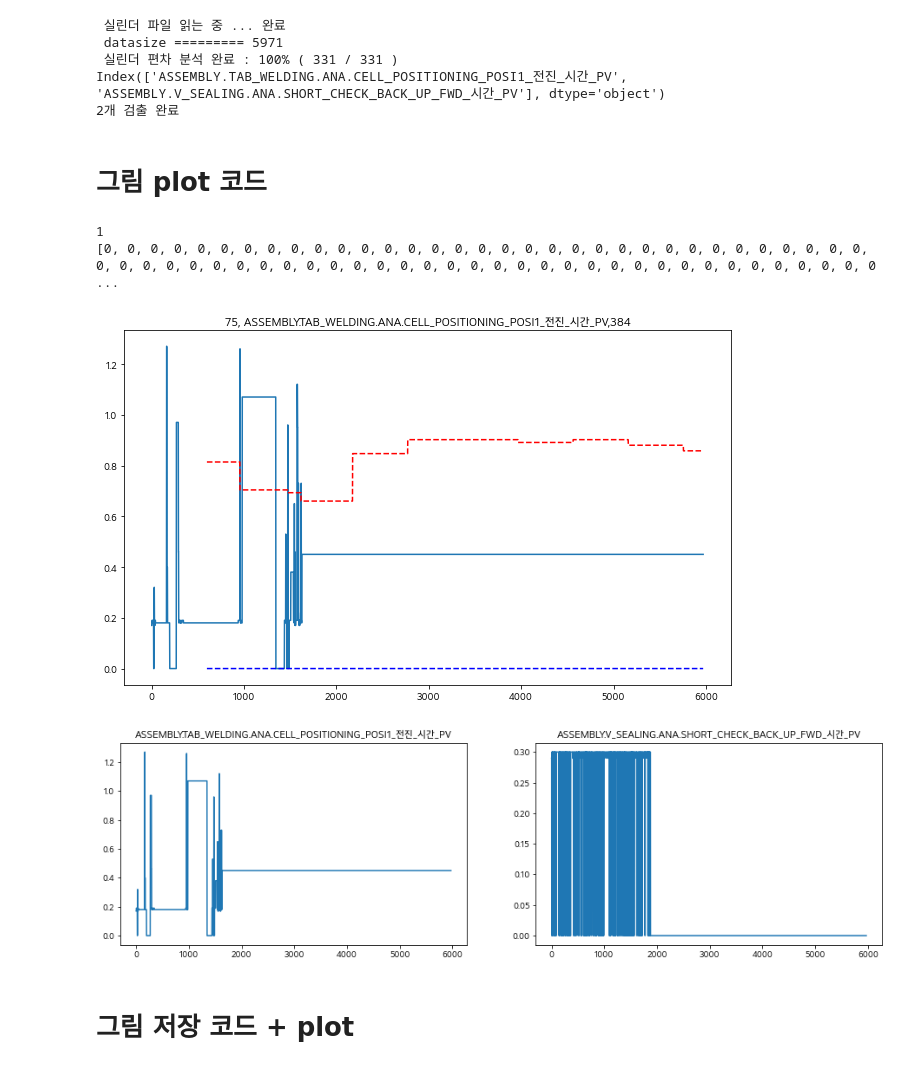
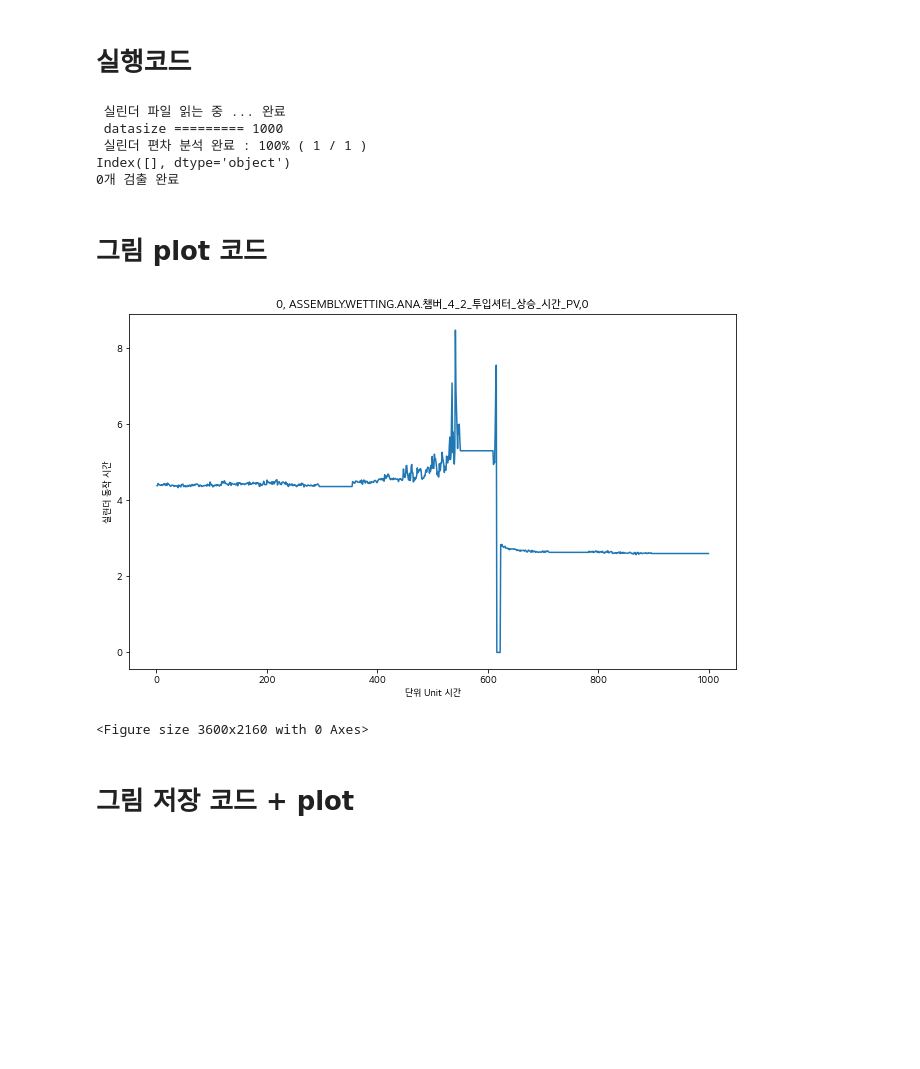
Before and after one commit to hongjunhyeok/csv, a Jupyter notebook: main.ipynb, the cells around one changed output. Drawn from its saved outputs; the diff is of its cells as text; code cells hidden in the pictures; blank space fills up the shorter version.

```diff
--- a/main.ipynb
+++ b/main.ipynb
@@ -331,76 +385,74 @@ class CYL_DETECTOR():
     # Test 출력용.
     def print(self):
         pass
+# %% [markdown]
+# 실행코드
 # %%
 os.getcwd()
 
 csv_name = '20210911-2.csv'
-detector = CYL_DETECTOR('data/PKG4/2109/'+csv_name)
+detector = CYL_DETECTOR('data/PKG4/2109/'+csv_name, SIGMA=3, WEIGHT=0.1, UPDATE_TIME=20)
 
-detector = CYL_DETECTOR('data/pkg11/20210606.csv')
+detector = CYL_DETECTOR('output/gb/pkg4/1010.csv',WEIGHT= 0.1,SIGMA=3, UPDATE_TIME=20)
 #
 result = detector.run()
 print(detector.df_columns[result])
 print(f'{len(detector.df_columns[result])}개 검출 완료')
 # %% [output]
  실린더 파일 읽는 중 ... 완료
- datasize ========= 5971
- 실린더 편차 분석 완료 : 100% ( 331 / 331 )
-Index(['ASSEMBLY.TAB_WELDING.ANA.CELL_POSITIONING_POSI1_전진_시간_PV', 'ASSEMBLY.V_SEALING.ANA.SHORT_CHECK_BACK_UP_FWD_시간_PV'], dtype='object')
-2개 검출 완료
+ datasize ========= 1000
+ 실린더 편차 분석 완료 : 100% ( 1 / 1 )
+Index([], dtype='object')
+0개 검출 완료
 # %% [markdown]
 # 그림 plot 코드
 # %%
 # detector.cylinder_info_std.value[0]
 
 import time
-b=0
-c=0
-for i in detector.cylinder_info_std.stat:
-    c+=1
-    if i == 1 :
-        b+=1
-        # print(c)
-print(b)
+# b=0
+# c=0
+# for i in detector.cylinder_info_std.stat:
+#     c+=1
+#     if i == 1 :
+#         b+=1
+#         # print(c)
+# print(b)
 plt.figure(figsize=(50,30))
 b=0
 c=0
-print(detector.cylinder_info_std.count)
 
 
 for i in range(0,len(detector.df_columns)):
 
 
-
-    if  detector.cylinder_info_std.stat[i]:
+    if  not detector.cylinder_info_std.stat[i]:
         b+=1
         plt.subplot(4,4,b)
 
         plt.title(f'{i}, {detector.df_columns[i]},{detector.cylinder_info_std.count[i]}')
-
-
-
-        # plt.title(f'FDC 알람내역 기존, 수정중인 알고리즘 비교')
+        plt.xlabel('단위 Unit 시간')
+        plt.ylabel('실린더 동작 시간')
         plt.plot(detector.cylinder_info_std.value[i])
         plt.plot(detector.cylinder_info_std.max_limit[i], 'r--', label = '수정중인 상한선')
-        plt.plot(detector.cylinder_info_std.min_limit[i], 'b--', label = '수정중인 하한선')
+        # plt.plot(detector.cylinder_info_std.min_limit[i], 'b--', label = '수정중인 하한선')
+
 
 plt.figure(figsize=(50,30))
 b = 0
-for i in range(0,len(detector.df_columns)):
-
-
-    #
-    if  detector.cylinder_info_crest.stat[i]:
-        b+=1
-        plt.subplot(6,6,b)
-
-        plt.title(f'{detector.df_columns[i]}')
-
-        plt.plot(detector.cylinder_info_crest.value[i])
+# for i in range(0,len(detector.df_columns)):
+#
+#
+#     #
+#     if  not detector.cylinder_info_crest.stat[i]:
+#         b+=1
+#         plt.subplot(6,6,b)
+#
+#         plt.title(f'{detector.df_columns[i]}')
+#
+#         plt.plot(detector.cylinder_info_crest.value[i])
+#
 # %% [output]
+[figure, new version]
-1
-[0, 0, 0, 0, 0, 0, 0, 0, 0, 0, 0, 0, 0, 0, 0, 0, 0, 0, 0, 0, 0, 0, 0, 0, 0, 0, 0, 0, 0, 0, 0, 0, 0, 0, 0, 0, 0, 0, 0, 0, 0, 0, 0, 0, 0, 0, 0, 0, 0, 0, 0, 0, 0, 0, 0, 0, 0, 0, 0, 0, 0, 0, 0, 0, 0, 0, 0 ...
+<Figure size 3600x2160 with 0 Axes>
-[figure, old version]
-[figure, removed]
 # %% [markdown]
```
Also changed, not shown: parts of 4 cells of this notebook, 1 other file.
